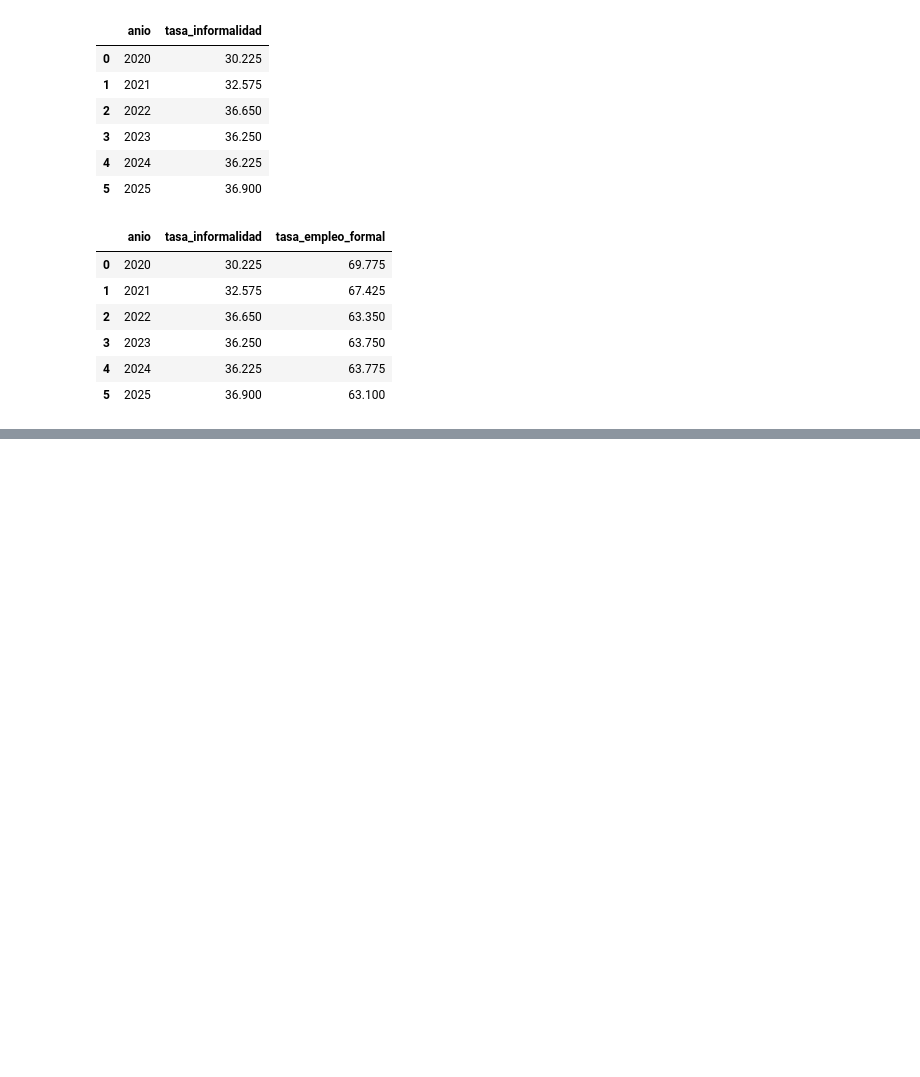
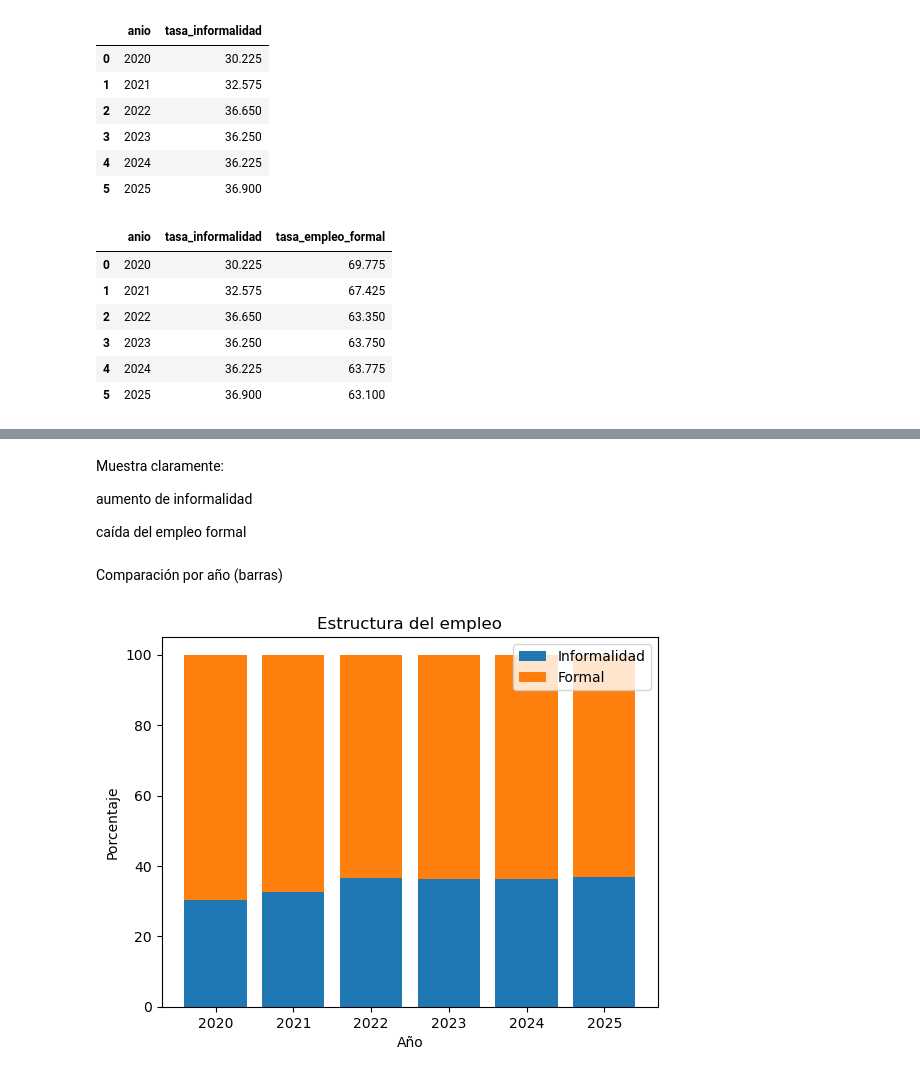
Before and after one commit to Soledad1988/ProyectoImpuestos, a Jupyter notebook: Laboral/Laboral_Anual/03_analisis_Laboral_anual.ipynb, the cells around one changed output, grey strips where cells are left out. Saved outputs shown, nothing was run; the diff lists cells and outputs as text; code cells hidden in the pictures; blank space fills up the shorter version.

```diff
--- a/Laboral/Laboral_Anual/03_analisis_Laboral_anual.ipynb
+++ b/Laboral/Laboral_Anual/03_analisis_Laboral_anual.ipynb
@@ -233,0 +251,23 @@ df_informal_anual.to_csv(
+# %% [markdown]
+Muestra claramente:
+
+aumento de informalidad
+
+caída del empleo formal
+# %% [markdown]
+Comparación por año (barras)
+# %%
+plt.figure()
+
+plt.bar(df_informal_anual["anio"], df_informal_anual["tasa_informalidad"], label="Informalidad")
+plt.bar(df_informal_anual["anio"], df_informal_anual["tasa_empleo_formal"], bottom=df_informal_anual["tasa_informalidad"], label="Formal")
+
+plt.title("Estructura del empleo")
+plt.xlabel("Año")
+plt.ylabel("Porcentaje")
+
+plt.legend()
+
+plt.show()
+# %% [output]
+[figure, added]
```
Also changed, not shown: parts of 8 cells of this notebook.
